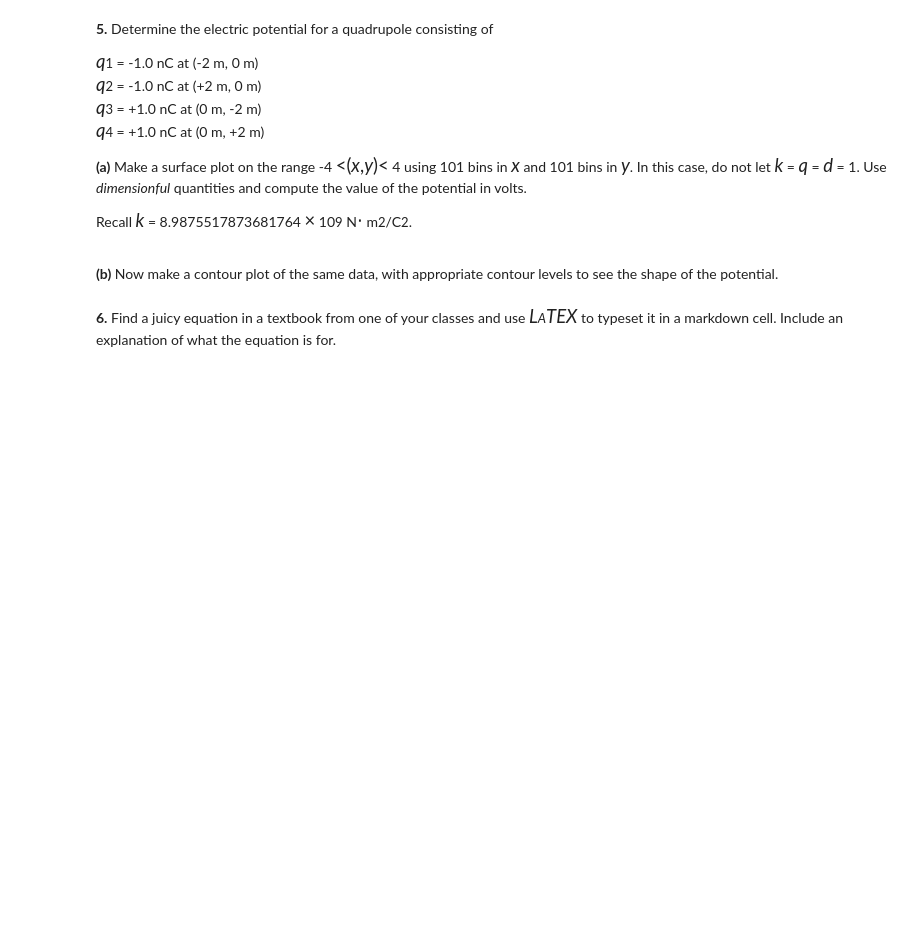
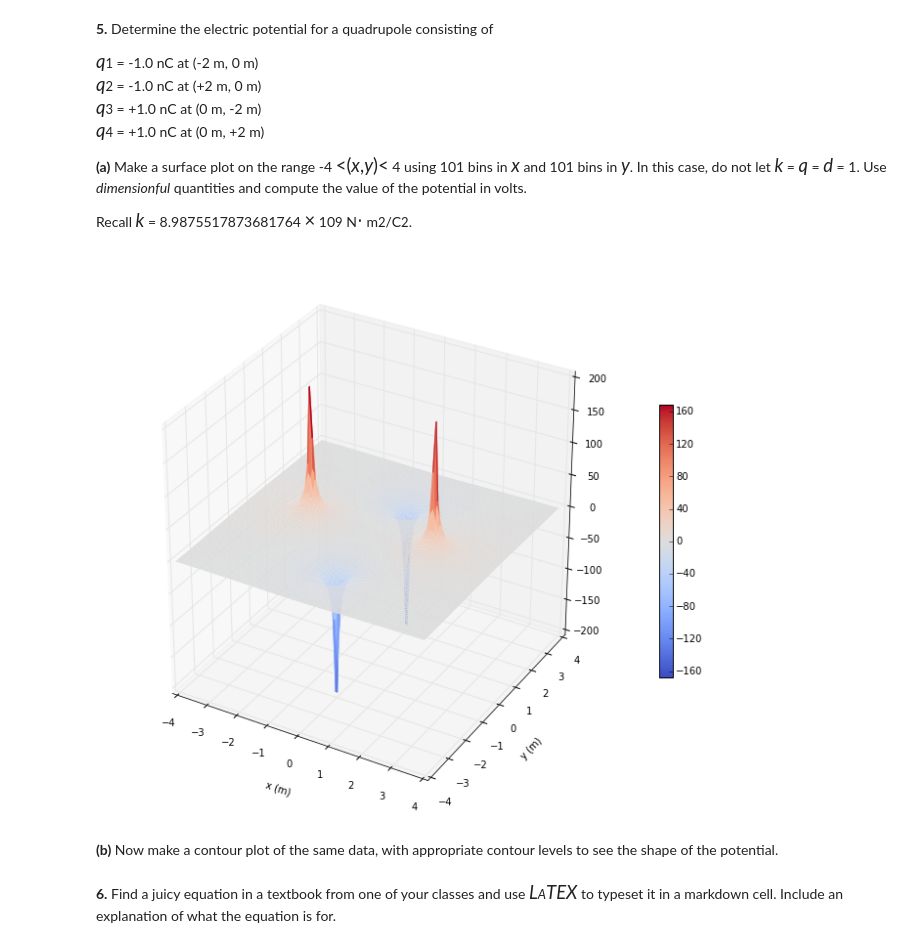
Before and after one commit to cucucachu/PHYS202-S14, a Jupyter notebook: Graphics/GraphicsExcercises.ipynb, the cells around one changed output. Saved outputs shown, nothing was run; the diff lists cells and outputs as text; code cells hidden in the pictures; blank space fills up the shorter version.

```diff
--- a/Graphics/GraphicsExcercises.ipynb
+++ b/Graphics/GraphicsExcercises.ipynb
@@ -223,4 +251,37 @@ TypeError: only length-1 arrays can be converted to Python scalars
 </div>
+# %%
+from mpl_toolkits.mplot3d import Axes3D
+
+#make the x-y grid to cover the plane -2<x<2 and -2<y<2 in steps of 0.06
+dx = 8/101.
+dy = 8/101.
+x = np.arange(-4, 4, dx)
+y = np.arange(-4, 4, dy)
+x, y = np.meshgrid(x, y)
+
+#make the function, V(x,y)
+k = 8987551787; q = .000000001; d = 2;
+V= 0 -(k*q/(x**2+(y-d)**2)**(1/2.)) - (k*q/(x**2+(y+d)**2)**(1/2.)) + (k*q/((x-d)**2+y**2)**(1/2.)) + (k*q/((x+d)**2+y**2)**(1/2.));
+
+#To use 3D graphics in matplotlib, we first need to create an axes instance of the class Axes3D.
+#3D axes can be added to a matplotlib figure canvas in exactly the same way as 2D axes, but a
+#convenient way to create a 3D axis instance is to use the projection='3d' keyword argument to
+#the add_axes or add_subplot functions.
+
+fig = figure(figsize(12,10), dpi=100)
+
+#Call the "get current axis" method on the figure object and set the projection to 3D
+ax = fig.gca(projection='3d');
+p = ax.plot_surface(x, y, V, rstride=1, cstride=1, linewidth=0, cmap=cm.coolwarm)
+
+cb = fig.colorbar(p, shrink=0.5)
+
+xlabel("x (m)")
+ylabel("y (m)")
+
+plt.show();
+# %% [output]
+[figure, added]
 # %% [markdown]
 <p><strong>(b)</strong> Now make a contour plot of the same data, with appropriate contour levels to see the shape of the potential.</p>
 # %% [markdown]
```
Also changed, not shown: parts of 7 cells of this notebook, 1 other file.
